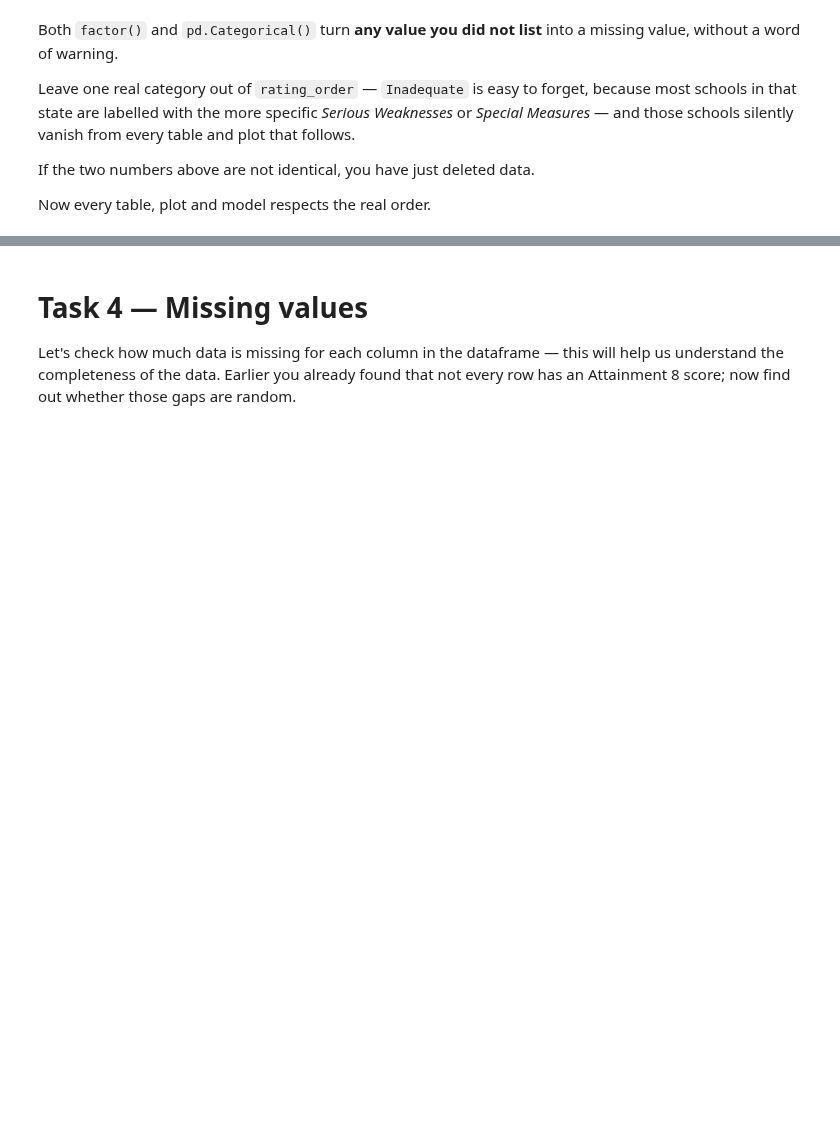
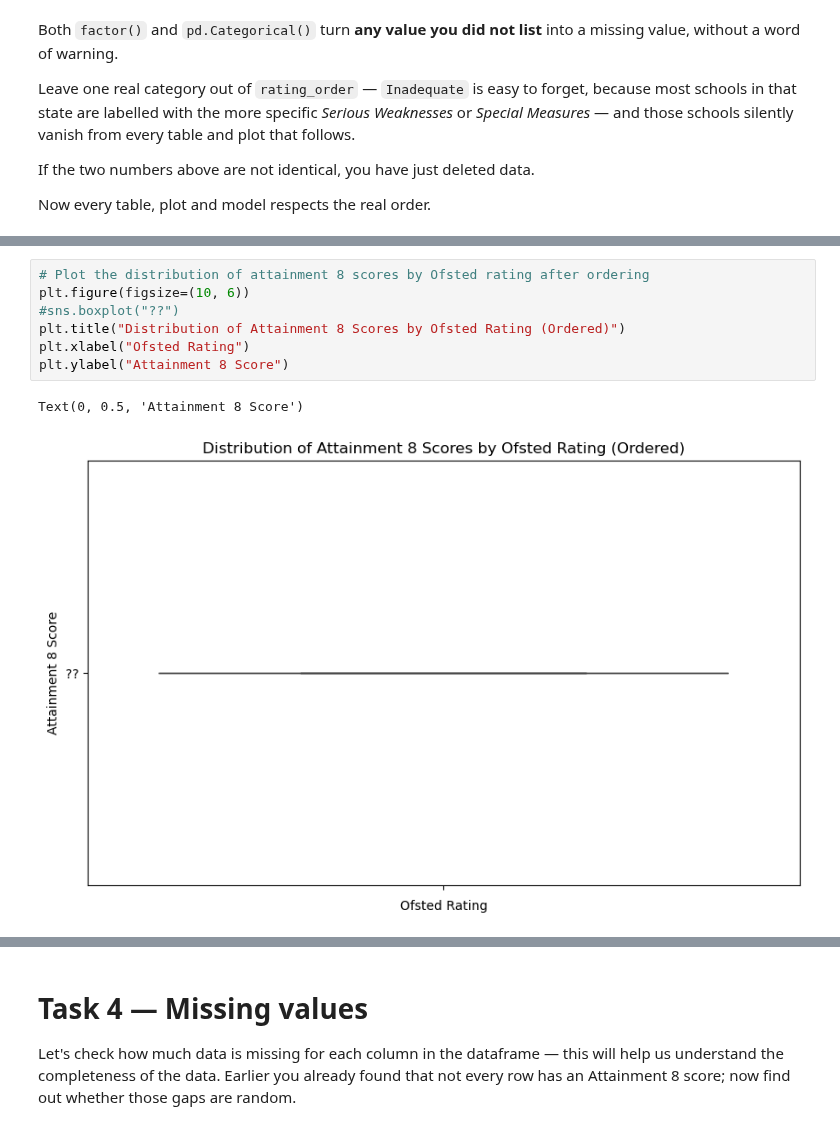
Before and after one commit to Bea-Taylor/Quant_Methods, a Jupyter notebook: practicals/EDA1_practical.ipynb, the cells around one changed output, grey strips where cells are left out. Cells and saved outputs as stored; diff of their text form; blank space fills up the shorter version.

```diff
--- a/practicals/EDA1_practical.ipynb
+++ b/practicals/EDA1_practical.ipynb
@@ -232 +246,11 @@ Now every table, plot and model respects the real order.
+# %%
+# Plot the distribution of attainment 8 scores by Ofsted rating after ordering
+plt.figure(figsize=(10, 6))
+#sns.boxplot("??")
+plt.title("Distribution of Attainment 8 Scores by Ofsted Rating (Ordered)")
+plt.xlabel("Ofsted Rating")
+plt.ylabel("Attainment 8 Score")
+# %% [output]
+Text(0, 0.5, 'Attainment 8 Score')
+[figure, added]
 # %% [markdown]
```
Also changed, not shown: parts of 13 cells of this notebook.
